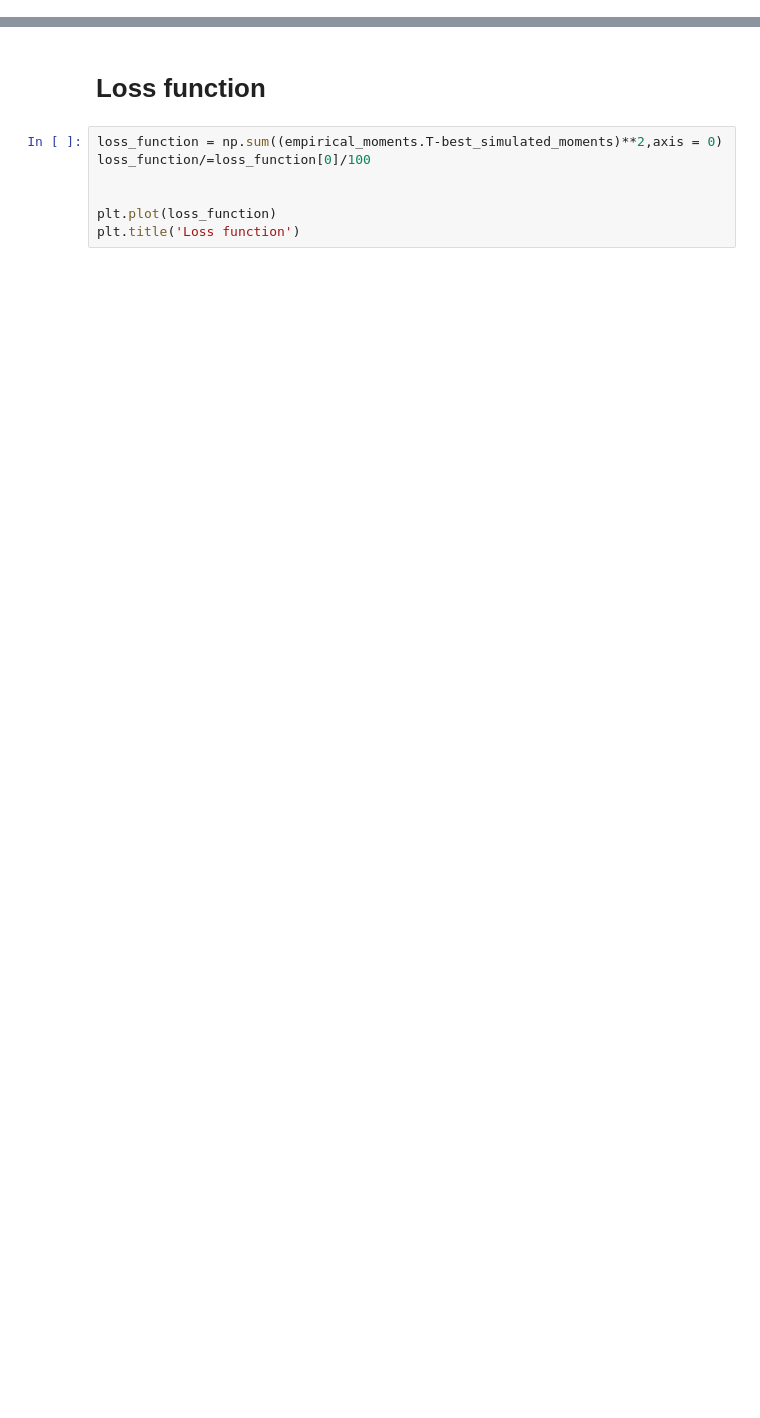
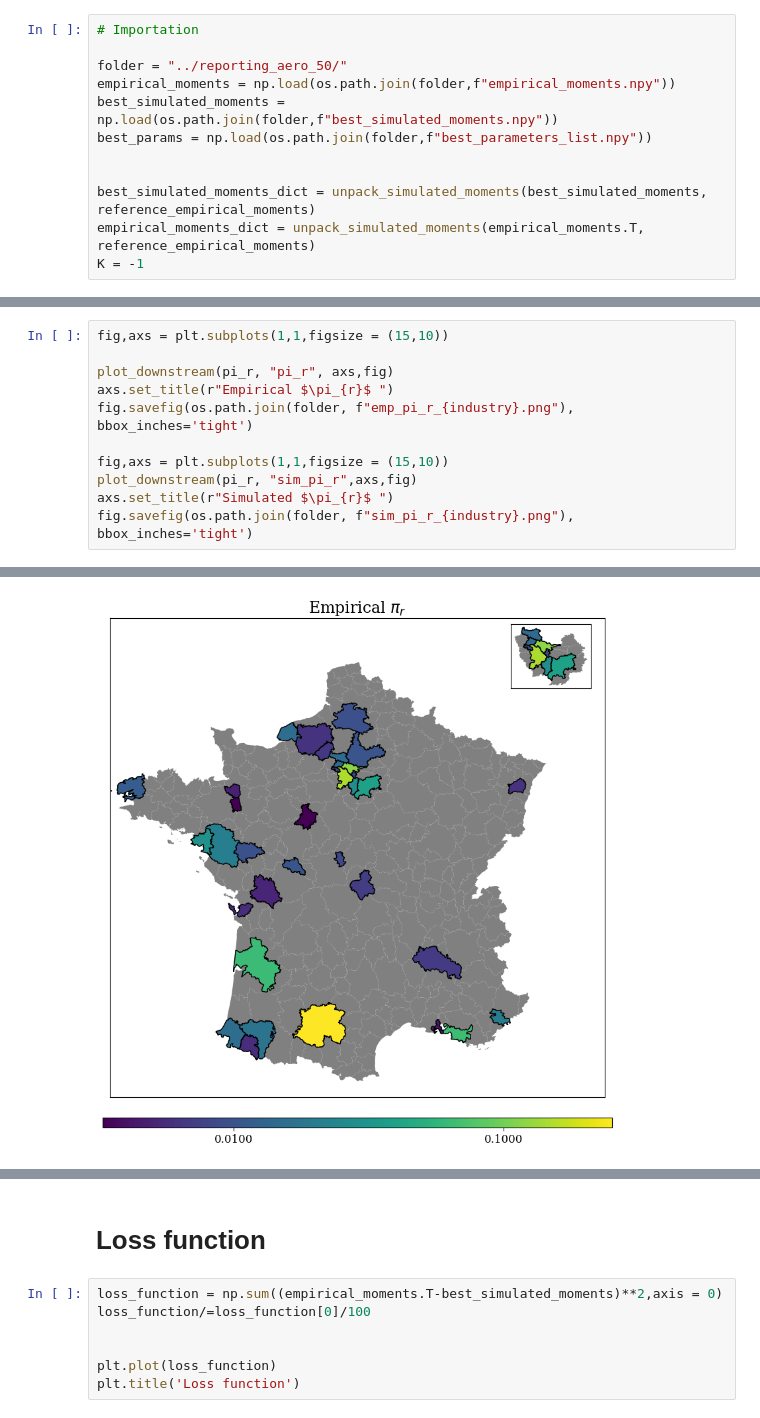
Before and after one commit to SwannChelly/SMM_Spatial_Comovement, a Jupyter notebook: analysis.ipynb, the cells around one changed output, grey strips where cells are left out. Drawn from its saved outputs; the diff is of its cells as text; blank space fills up the shorter version.

```diff
--- a/analysis.ipynb
+++ b/analysis.ipynb
@@ -114,3 +29,15 @@ def unpack_params(params, S = 9, R_downstream = 35):
+# %%
+# Importation
+
+folder = "../reporting_aero_50/"
+empirical_moments = np.load(os.path.join(folder,f"empirical_moments.npy"))
+best_simulated_moments = np.load(os.path.join(folder,f"best_simulated_moments.npy"))
+best_params = np.load(os.path.join(folder,f"best_parameters_list.npy"))
+
+
+best_simulated_moments_dict = unpack_simulated_moments(best_simulated_moments, reference_empirical_moments)
+empirical_moments_dict = unpack_simulated_moments(empirical_moments.T, reference_empirical_moments)
+K = -1
 # %%
 # Loading
 # --- Paths ---
@@ -164,0 +211,12 @@ pd.DataFrame(unpack_params(best_params)['T']).describe()
+# %%
+fig,axs = plt.subplots(1,1,figsize = (15,10))
+
+plot_downstream(pi_r, "pi_r", axs,fig)
+axs.set_title(r"Empirical $\pi_{r}$ ")
+fig.savefig(os.path.join(folder, f"emp_pi_r_{industry}.png"), bbox_inches='tight')
+
+fig,axs = plt.subplots(1,1,figsize = (15,10))
+plot_downstream(pi_r, "sim_pi_r",axs,fig)
+axs.set_title(r"Simulated $\pi_{r}$ ")
+fig.savefig(os.path.join(folder, f"sim_pi_r_{industry}.png"), bbox_inches='tight')
+# %% [output]
@@ -164,0 +235 @@ pd.DataFrame(unpack_params(best_params)['T']).describe()
+[figure, added]
```
Also changed, not shown: parts of 20 cells of this notebook, 2 other files.
